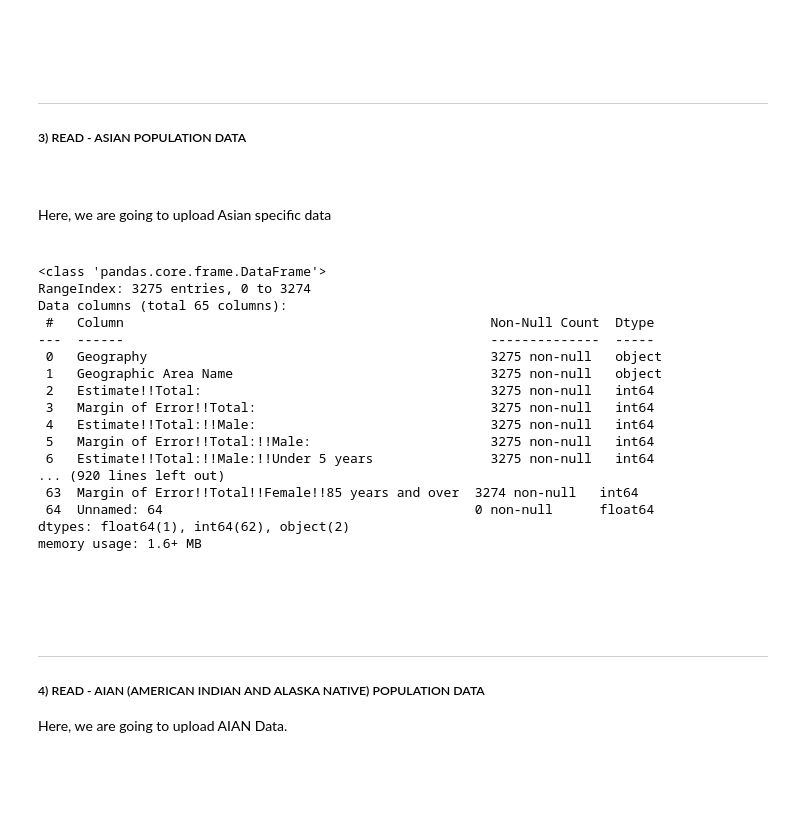
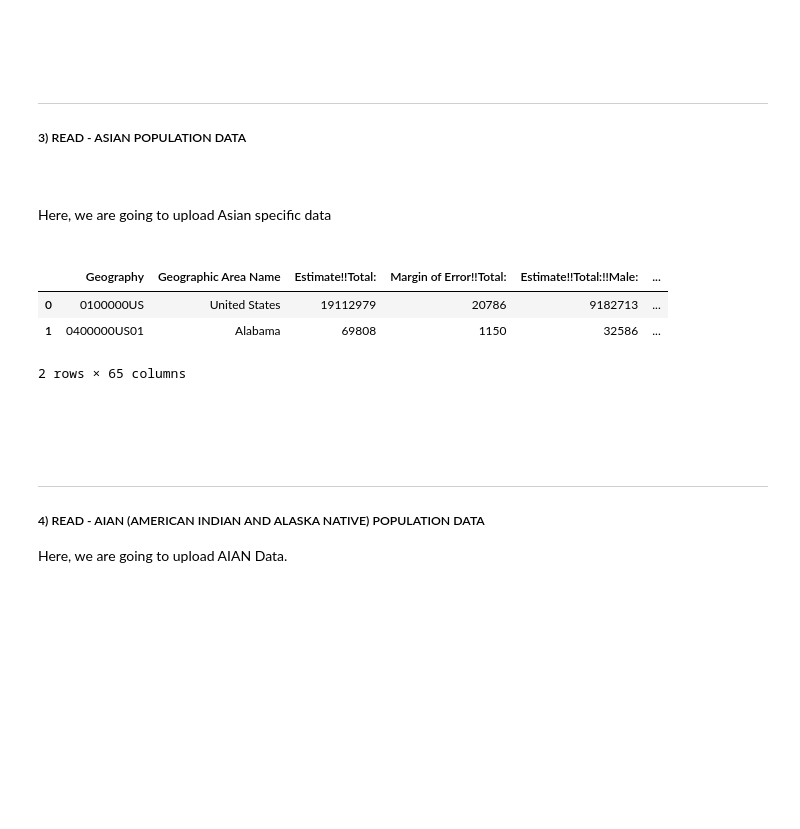
Before and after one commit to satyndragautam/plotly-dash-app, a Jupyter notebook: notebook/USA_population_data.ipynb, the cells around one changed output. Drawn from its saved outputs; the diff is of its cells as text; code cells hidden in the pictures; blank space fills up the shorter version.

```diff
--- a/notebook/USA_population_data.ipynb
+++ b/notebook/USA_population_data.ipynb
@@ -287,67 +259,55 @@ Here, we are going to upload Asian specific data
 <br>
 # %%
 #Define Path
-asian_path= r"D:\my_first_dash_apps_data\United State County Health Indicators and Rankings\US Total Population Data\asian_pop_2010_2022_us_all_data"
+asian_path= r"https://raw.githubusercontent.com/satyndragautam/plotly-dash-app/main/notebook/notebook-data/asian_pop_2010_2022_us_all_data/"
 
 # 2022
-asian_pop_2022_df = pd.read_csv(fr"{asian_path}\ACSDT5Y2022.B01001D-Data.csv", low_memory=False, skiprows=1)
-asian_pop_2022_df.info()
+asian_pop_2022_df = pd.read_csv(fr"{asian_path}/ACSDT5Y2022.B01001D-Data.csv", low_memory=False, skiprows=1)
 
 # 2021
-asian_pop_2021_df = pd.read_csv(fr"{asian_path}\ACSDT5Y2021.B01001D-Data.csv", low_memory=False, skiprows=1)
+asian_pop_2021_df = pd.read_csv(fr"{asian_path}/ACSDT5Y2021.B01001D-Data.csv", low_memory=False, skiprows=1)
 
 # 2020
-asian_pop_2020_df = pd.read_csv(fr"{asian_path}\ACSDT5Y2020.B01001D-Data.csv", low_memory=False, skiprows=1)
+asian_pop_2020_df = pd.read_csv(fr"{asian_path}/ACSDT5Y2020.B01001D-Data.csv", low_memory=False, skiprows=1)
 
 # 2019
-asian_pop_2019_df = pd.read_csv(fr"{asian_path}\ACSDT5Y2019.B01001D-Data.csv", low_memory=False, skiprows=1)
+asian_pop_2019_df = pd.read_csv(fr"{asian_path}/ACSDT5Y2019.B01001D-Data.csv", low_memory=False, skiprows=1)
 
 # 2018
-asian_pop_2018_df = pd.read_csv(fr"{asian_path}\ACSDT5Y2018.B01001D-Data.csv", low_memory=False, skiprows=1)
+asian_pop_2018_df = pd.read_csv(fr"{asian_path}/ACSDT5Y2018.B01001D-Data.csv", low_memory=False, skiprows=1)
 
 # 2017
-asian_pop_2017_df = pd.read_csv(fr"{asian_path}\ACSDT5Y2017.B01001D-Data.csv", low_memory=False, skiprows=1)
+asian_pop_2017_df = pd.read_csv(fr"{asian_path}/ACSDT5Y2017.B01001D-Data.csv", low_memory=False, skiprows=1)
 
 # 2016
-asian_pop_2016_df = pd.read_csv(fr"{asian_path}\ACSDT5Y2016.B01001D-Data.csv", low_memory=False, skiprows=1)
+asian_pop_2016_df = pd.read_csv(fr"{asian_path}/ACSDT5Y2016.B01001D-Data.csv", low_memory=False, skiprows=1)
 
 # 2015
-asian_pop_2015_df = pd.read_csv(fr"{asian_path}\ACSDT5Y2015.B01001D-Data.csv", low_memory=False, skiprows=1)
+asian_pop_2015_df = pd.read_csv(fr"{asian_path}/ACSDT5Y2015.B01001D-Data.csv", low_memory=False, skiprows=1)
 
 # 2014
-asian_pop_2014_df = pd.read_csv(fr"{asian_path}\ACSDT5Y2014.B01001D-Data.csv", low_memory=False, skiprows=1)
+asian_pop_2014_df = pd.read_csv(fr"{asian_path}/ACSDT5Y2014.B01001D-Data.csv", low_memory=False, skiprows=1)
 
 # 2013
-asian_pop_2013_df = pd.read_csv(fr"{asian_path}\ACSDT5Y2013.B01001D-Data.csv", low_memory=False, skiprows=1)
+asian_pop_2013_df = pd.read_csv(fr"{asian_path}/ACSDT5Y2013.B01001D-Data.csv", low_memory=False, skiprows=1)
 
 # 2012
-asian_pop_2012_df = pd.read_csv(fr"{asian_path}\ACSDT5Y2012.B01001D-Data.csv", low_memory=False, skiprows=1)
+asian_pop_2012_df = pd.read_csv(fr"{asian_path}/ACSDT5Y2012.B01001D-Data.csv", low_memory=False, skiprows=1)
 
 # 2011
-asian_pop_2011_df = pd.read_csv(fr"{asian_path}\ACSDT5Y2011.B01001D-Data.csv", low_memory=False, skiprows=1)
+asian_pop_2011_df = pd.read_csv(fr"{asian_path}/ACSDT5Y2011.B01001D-Data.csv", low_memory=False, skiprows=1)
 
 # 2010
-asian_pop_2010_df = pd.read_csv(fr"{asian_path}\ACSDT5Y2010.B01001D-Data.csv", low_memory=False, skiprows=1)
+asian_pop_2010_df = pd.read_csv(fr"{asian_path}/ACSDT5Y2010.B01001D-Data.csv", low_memory=False, skiprows=1)
 
 # Now here we have uploaded the data for Asian population
-# %% [output]
-<class 'pandas.core.frame.DataFrame'>
-RangeIndex: 3275 entries, 0 to 3274
-Data columns (total 65 columns):
- #   Column                                               Non-Null Count  Dtype
----  ------                                               --------------  -----
- 0   Geography                                            3275 non-null   object
- 1   Geographic Area Name                                 3275 non-null   object
- 2   Estimate!!Total:                                     3275 non-null   int64
- 3   Margin of Error!!Total:                              3275 non-null   int64
- 4   Estimate!!Total:!!Male:                              3275 non-null   int64
- 5   Margin of Error!!Total:!!Male:                       3275 non-null   int64
- 6   Estimate!!Total:!!Male:!!Under 5 years               3275 non-null   int64
-... (920 lines left out)
- 63  Margin of Error!!Total!!Female!!85 years and over  3274 non-null   int64
- 64  Unnamed: 64                                        0 non-null      float64
-dtypes: float64(1), int64(62), object(2)
-memory usage: 1.6+ MB
+# %%
+asian_pop_2022_df.head(2)
+# %% [output]
+|  | Geography | Geographic Area Name | Estimate!!Total: | Margin of Error!!Total: | Estimate!!Total:!!Male: | ... |
+| 0 | 0100000US | United States | 19112979 | 20786 | 9182713 | ... |
+| 1 | 0400000US01 | Alabama | 69808 | 1150 | 32586 | ... |
+2 rows × 65 columns
 # %% [markdown]
 <br>
 <br>
```
Also changed, not shown: parts of 21 cells of this notebook, 16 other files.
